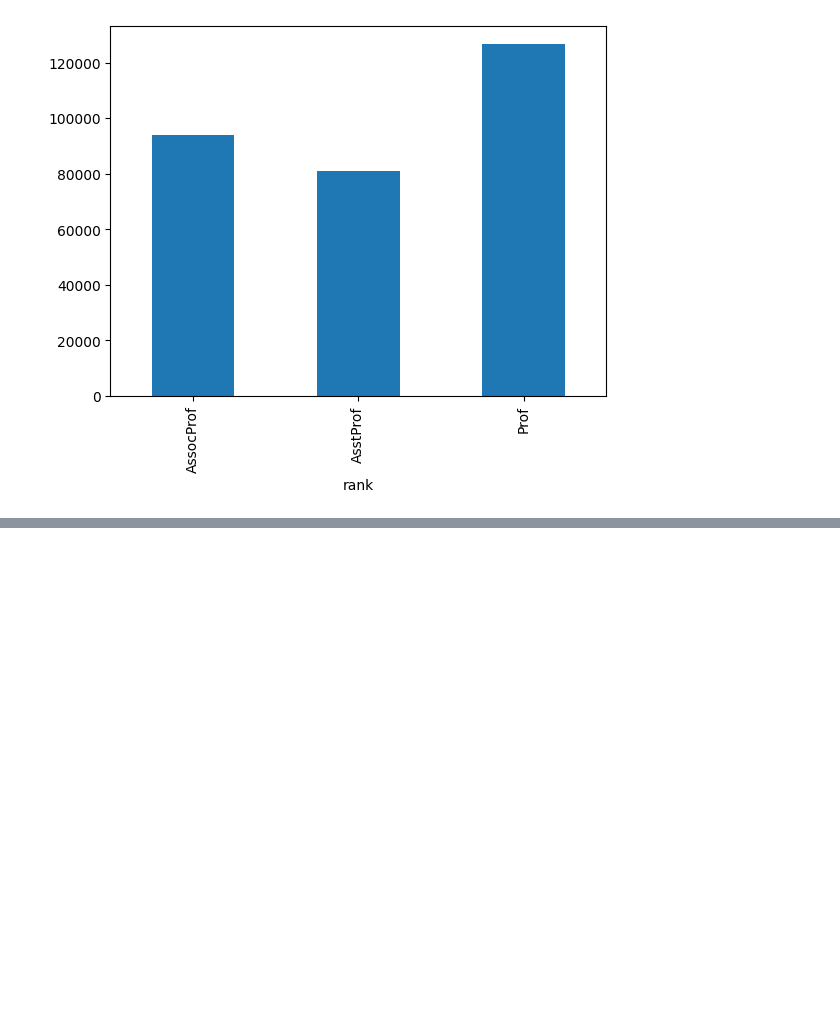
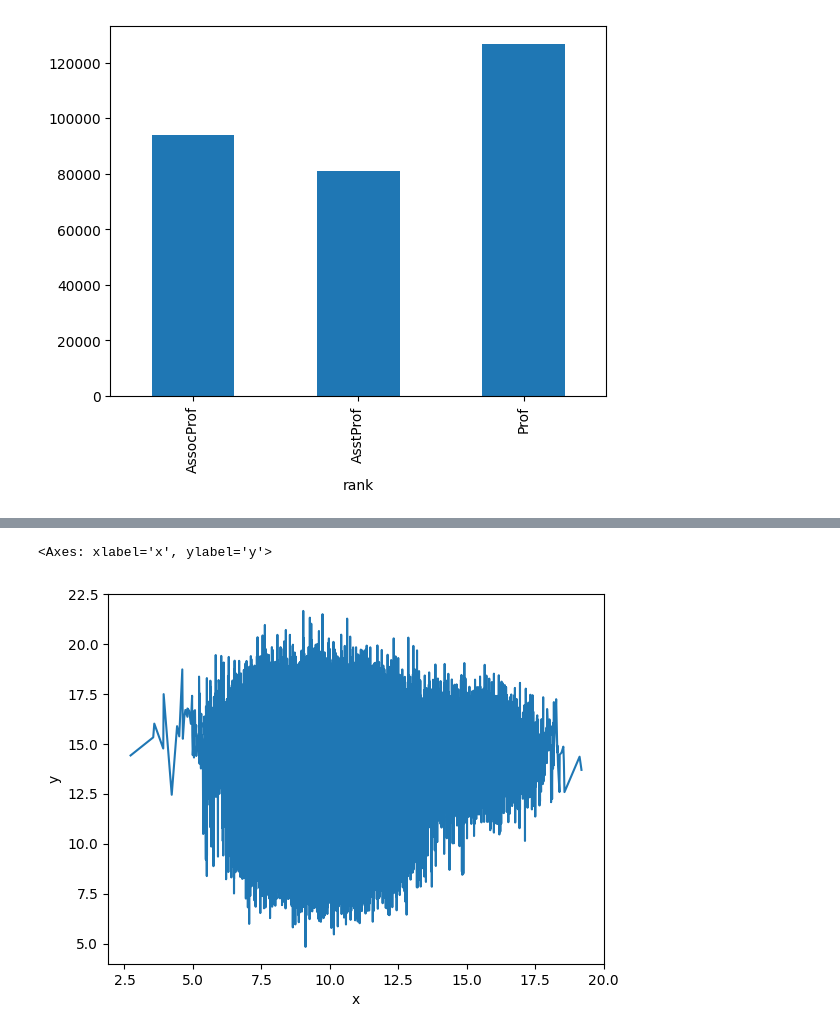
Before and after one commit to jpbarddal/jpbarddal.github.io, a Jupyter notebook: assets/data/lectures/2024/ppgia_data_science_2024.ipynb, the cells around one changed output, grey strips where cells are left out. Cells and saved outputs as stored; diff of their text form; code cells hidden in the pictures; blank space fills up the shorter version.

```diff
--- a/assets/data/lectures/2024/ppgia_data_science_2024.ipynb
+++ b/assets/data/lectures/2024/ppgia_data_science_2024.ipynb
@@ -408,0 +416,22 @@ salarios_medios.plot(kind='bar')
+# %%
+# Creating the dataframe
+df = pd.DataFrame({
+    'x' : np.random.normal(10, 1.2, 20000),
+    'y' : np.random.normal(10, 1.2, 20000),
+    'group' : np.repeat('A', 20000)
+})
+
+tmp1 = pd.DataFrame({
+    'x' : np.random.normal(14.5, 1.2, 20000),
+    'y' : np.random.normal(14.5, 1.2, 20000),
+    'group' : np.repeat('B', 20000)
+})
+
+tmp2 = pd.DataFrame({
+    'x' : np.random.normal(9.5, 1.5, 20000),
+    'y' : np.random.normal(15.5, 1.5, 20000),
+    'group' : np.repeat('C', 20000)
+})
+
+# concatenating the data
+df = df.append(tmp1).append(tmp2)
@@ -408,0 +447,6 @@ salarios_medios.plot(kind='bar')
+# %%
+# lineplot
+sns.lineplot(x=df['x'], y=df['y'])
+# %% [output]
+<Axes: xlabel='x', ylabel='y'>
+[figure, added]
```
Also changed, not shown: parts of 28 cells of this notebook, 4 other files.
